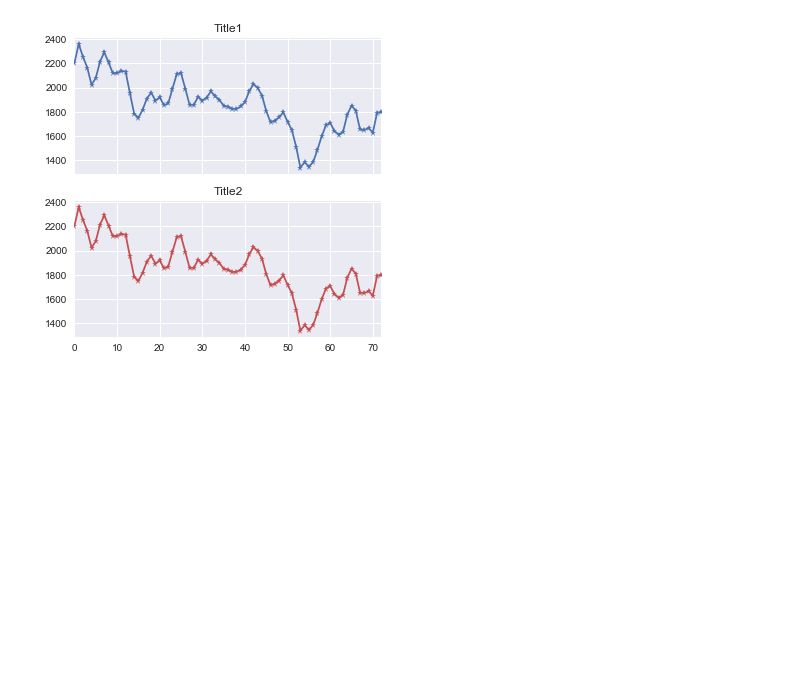
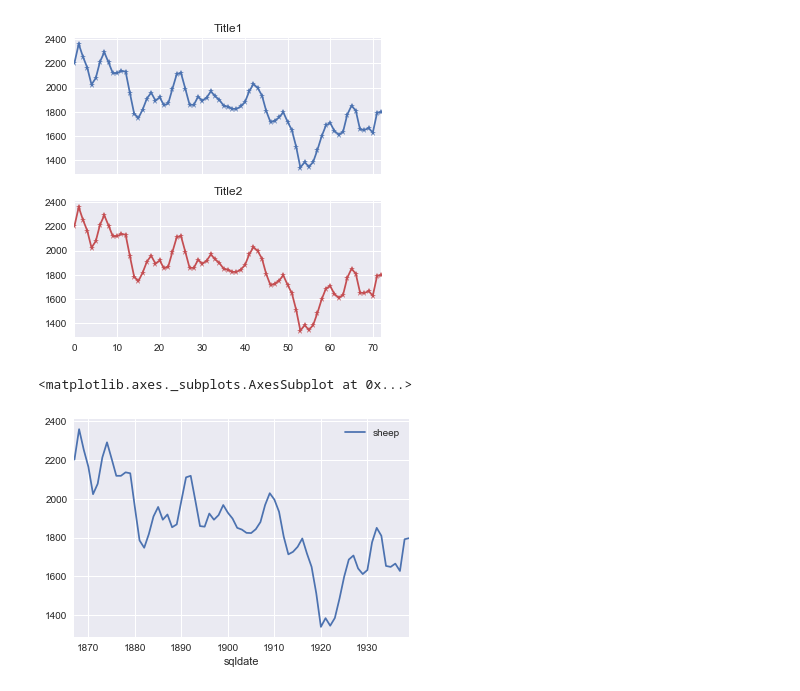
Before and after one commit to Peter-32/Testing-Bokeh-Visualization, a Jupyter notebook: Other Options.ipynb, the cells around one changed output. Drawn from its saved outputs; the diff is of its cells as text; code cells hidden in the pictures; blank space fills up the shorter version.

```diff
--- a/Other Options.ipynb
+++ b/Other Options.ipynb
@@ -57,3 +57,8 @@ df['sheep'].plot(linestyle='-', marker='*', color='r', ax=axarr[1])
 # %% [output]
 <matplotlib.axes._subplots.AxesSubplot at 0x...>
 [figure]
+# %%
+df.plot(y="sheep", x="sqldate")
+# %% [output]
+<matplotlib.axes._subplots.AxesSubplot at 0x...>
+[figure, added]
```
Also changed, not shown: parts of 1 cell of this notebook, 6 other files.
